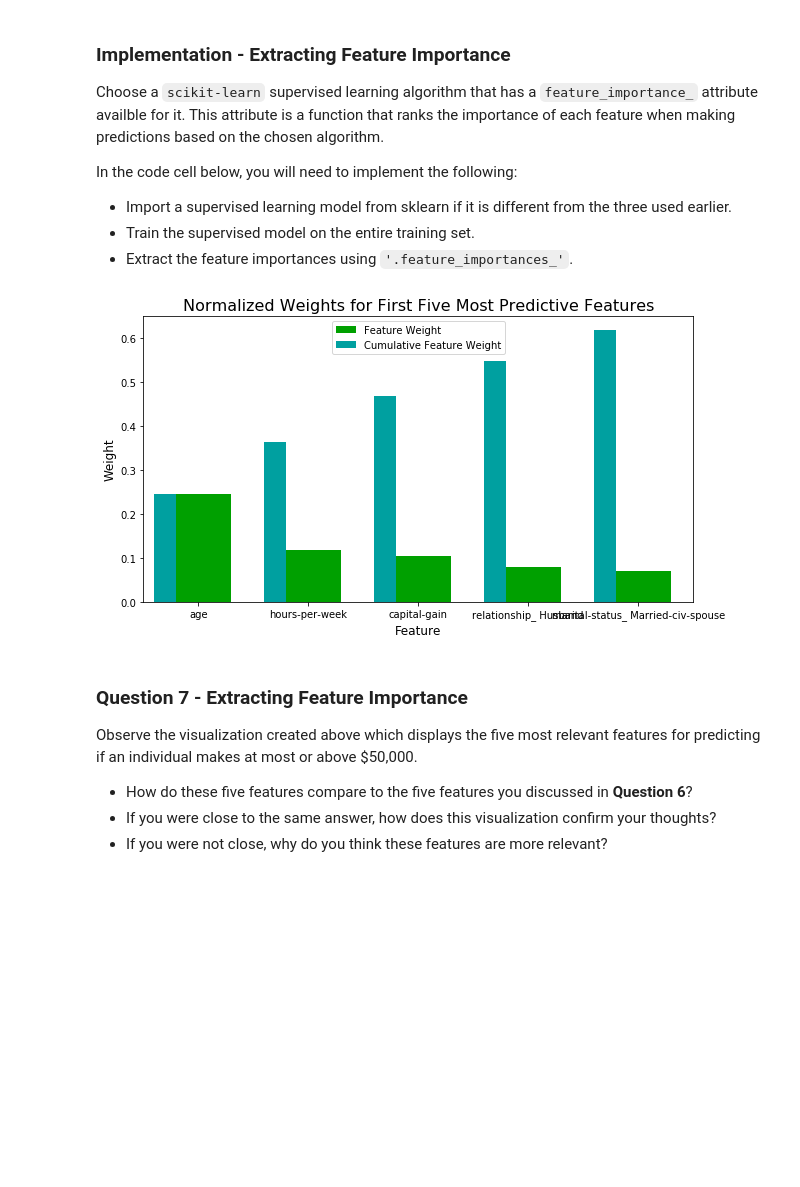
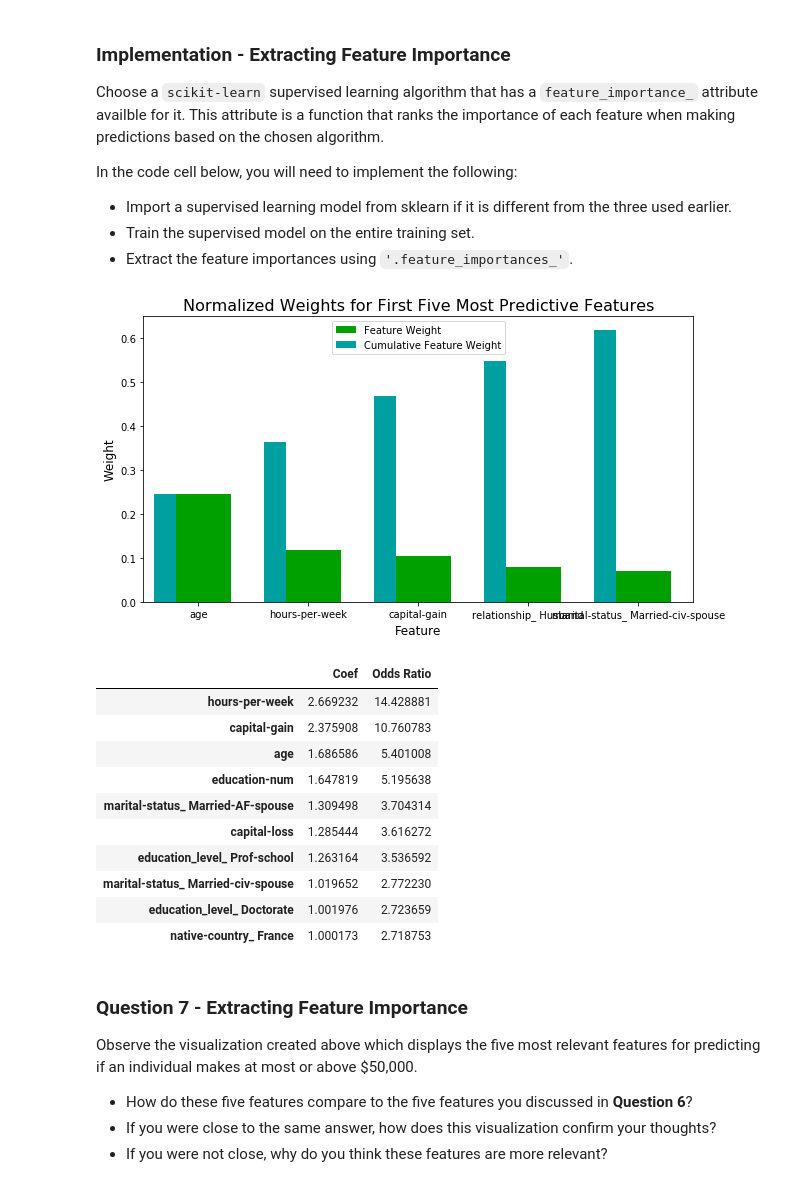
Before and after one commit to JoelH05/machine-learning, a Jupyter notebook: projects/finding_donors/finding_donors.ipynb, the cells around one changed output. Cells and saved outputs as stored; diff of their text form; code cells hidden in the pictures; blank space fills up the shorter version.

```diff
--- a/projects/finding_donors/finding_donors.ipynb
+++ b/projects/finding_donors/finding_donors.ipynb
@@ -596,19 +607,39 @@ In the code cell below, you will need to implement the following:
 # %%
 # TODO: Import a supervised learning model that has 'feature_importances_'
 from sklearn.ensemble import RandomForestClassifier
 classifier = RandomForestClassifier(random_state = 0)
 
 
 # TODO: Train the supervised model on the training set using .fit(X_train, y_train)
 model = classifier.fit(X_train, y_train)
 
 # TODO: Extract the feature importances using .feature_importances_
 importances = model.feature_importances_
 
-# Plot
+#Plot
 vs.feature_plot(importances, X_train, y_train)
+
+from sklearn.linear_model import LogisticRegression
+model = LogisticRegression().fit(X_train, y_train)
+
+coefs = model.coef_.ravel()
+coefs = pd.DataFrame({'Coef': coefs, 'Odds Ratio': np.exp(coefs)})
+coefs.index = X_train.columns
+
+display(coefs.sort_values('Odds Ratio', ascending=False)[:10])
 # %% [output]
 [figure]
+|  | Coef | Odds Ratio |
+| hours-per-week | 2.669232 | 14.428881 |
+| capital-gain | 2.375908 | 10.760783 |
+| age | 1.686586 | 5.401008 |
+| education-num | 1.647819 | 5.195638 |
+| marital-status_ Married-AF-spouse | 1.309498 | 3.704314 |
+| capital-loss | 1.285444 | 3.616272 |
+| education_level_ Prof-school | 1.263164 | 3.536592 |
+| marital-status_ Married-civ-spouse | 1.019652 | 2.772230 |
+| education_level_ Doctorate | 1.001976 | 2.723659 |
+| native-country_ France | 1.000173 | 2.718753 |
 # %% [markdown]
 ### Question 7 - Extracting Feature Importance
 
```
Also changed, not shown: parts of 4 cells of this notebook.
